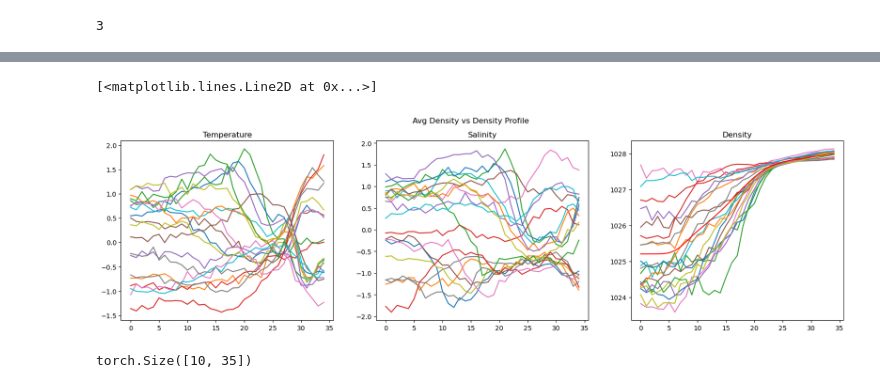
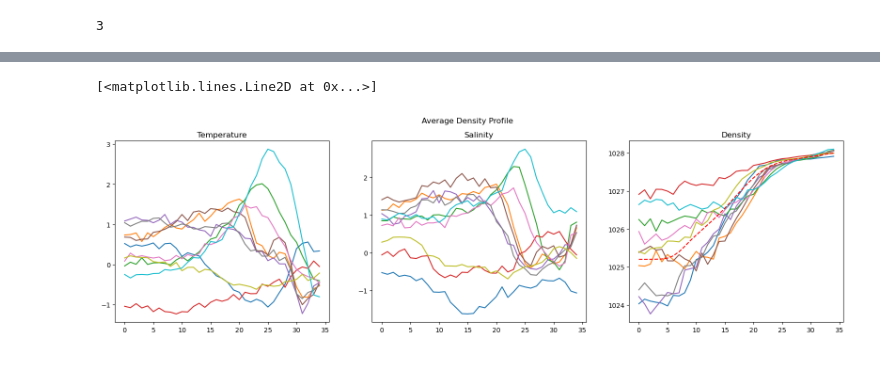
Before and after one commit to Etienne-Meunier/DINO-Fusion, a Jupyter notebook: Results/notebooks/Density_profile_constraint.ipynb, the cells around one changed output, grey strips where cells are left out. Saved outputs shown, nothing was run; the diff lists cells and outputs as text; code cells hidden in the pictures.

```diff
--- a/Results/notebooks/Density_profile_constraint.ipynb
+++ b/Results/notebooks/Density_profile_constraint.ipynb
@@ -283,7 +283,7 @@ class DensityProfile() :
     def __call__(gx): return (gx - stats['avg_density'][None])
 
 class AvgDensityProfile() :
-    name = 'Avg Density vs Density Profile'
+    name = 'Average Density Profile'
 
     @staticmethod
     def __call__(gx): return (gx.mean(axis=0) - stats['avg_density'])
@@ -307,5 +299,5 @@ AttributeError: 'AvgDensityProfile' object has no attribute 'cl_c'
 # %%
-S = 20
+S = 10
 
 x = prior.sample((S,))
 x.requires_grad_(True)
@@ -339,22 +331,18 @@ metrics = pd.DataFrame(metrics)
 # %%
 toce_gen, soce_gen = norm.backward(x)
 density_gen = get_density_at_surface_tensor(toce_gen, soce_gen)
 
 fig, axs = plt.subplots(1,3,figsize=(20,5))
 fig.suptitle(f'{h.name}')
 rindex = torch.randperm(x.shape[0])[:20]
 axs[0].set_title('Temperature')
 axs[0].plot(x[rindex, :levels].T)
 axs[1].set_title('Salinity')
 axs[1].plot(x[rindex, levels:].T)
 axs[2].set_title('Density')
 axs[2].plot(density_gen[rindex, :].T)
-axs[2].plot(stats['avg_density'], c='r', , linestyle='dashed')
+axs[2].plot(stats['avg_density'], c='r', linestyle='dashed')
 #axs[2].plot(h.cl_c.T, linestyle='dashed')
 # %% [output]
 [<matplotlib.lines.Line2D at 0x...>]
-[figure, old version]
+[figure, new version]
-# %%
-density_gen.shape
-# %% [output]
-torch.Size([10, 35])
```
Also changed, not shown: parts of 2 cells of this notebook, 28 other files.
